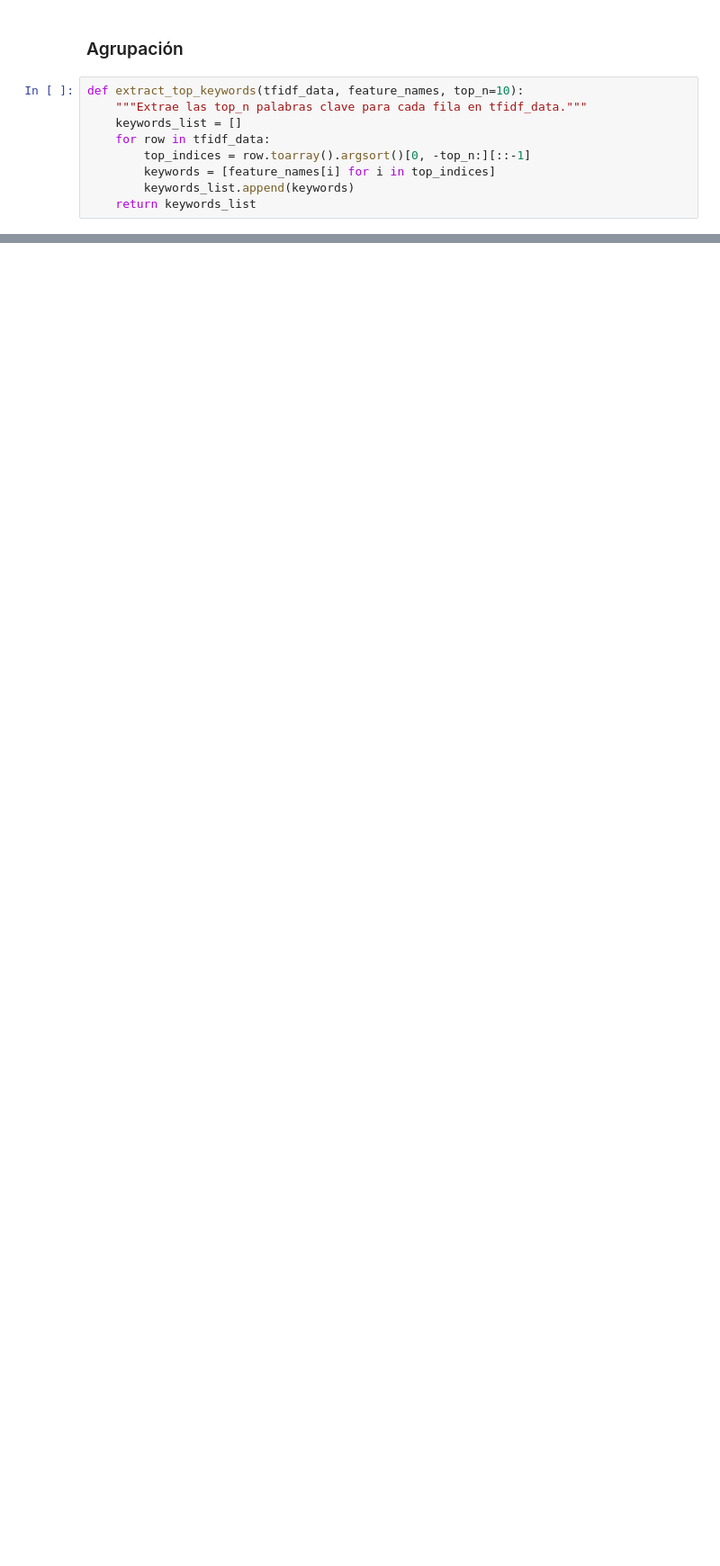
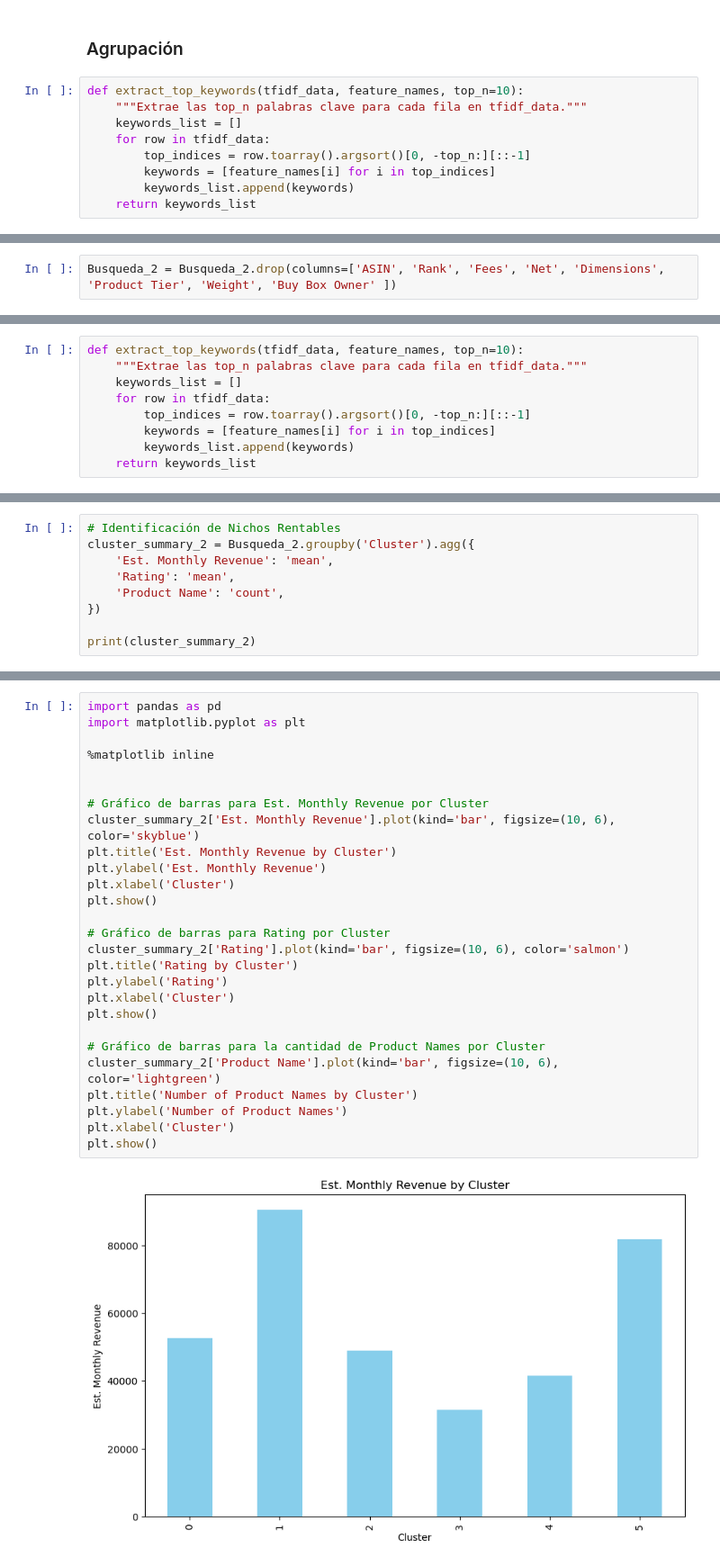
Before and after one commit to ChrissValdez/Proyecto_Integrador, a Jupyter notebook: Proyecto_Integrador.ipynb, the cells around one changed output, grey strips where cells are left out. Shown at 90% size. Drawn from its saved outputs; the diff is of its cells as text; blank space fills up the shorter version.

```diff
--- a/Proyecto_Integrador.ipynb
+++ b/Proyecto_Integrador.ipynb
@@ -336,0 +400,2 @@ df.loc[df['Cluster'] == 6]
+# %%
+Busqueda_2 = Busqueda_2.drop(columns=['ASIN', 'Rank', 'Fees', 'Net', 'Dimensions', 'Product Tier', 'Weight', 'Buy Box Owner' ])
@@ -336,0 +547,9 @@ df.loc[df['Cluster'] == 6]
+# %%
+def extract_top_keywords(tfidf_data, feature_names, top_n=10):
+    """Extrae las top_n palabras clave para cada fila en tfidf_data."""
+    keywords_list = []
+    for row in tfidf_data:
+        top_indices = row.toarray().argsort()[0, -top_n:][::-1]
+        keywords = [feature_names[i] for i in top_indices]
+        keywords_list.append(keywords)
+    return keywords_list
@@ -336,0 +589,9 @@ df.loc[df['Cluster'] == 6]
+# %%
+# Identificación de Nichos Rentables
+cluster_summary_2 = Busqueda_2.groupby('Cluster').agg({
+    'Est. Monthly Revenue': 'mean',
+    'Rating': 'mean',
+    'Product Name': 'count',
+})
+
+print(cluster_summary_2)
@@ -336,0 +635,29 @@ df.loc[df['Cluster'] == 6]
+# %%
+import pandas as pd
+import matplotlib.pyplot as plt
+
+%matplotlib inline
+
+
+# Gráfico de barras para Est. Monthly Revenue por Cluster
+cluster_summary_2['Est. Monthly Revenue'].plot(kind='bar', figsize=(10, 6), color='skyblue')
+plt.title('Est. Monthly Revenue by Cluster')
+plt.ylabel('Est. Monthly Revenue')
+plt.xlabel('Cluster')
+plt.show()
+
+# Gráfico de barras para Rating por Cluster
+cluster_summary_2['Rating'].plot(kind='bar', figsize=(10, 6), color='salmon')
+plt.title('Rating by Cluster')
+plt.ylabel('Rating')
+plt.xlabel('Cluster')
+plt.show()
+
+# Gráfico de barras para la cantidad de Product Names por Cluster
+cluster_summary_2['Product Name'].plot(kind='bar', figsize=(10, 6), color='lightgreen')
+plt.title('Number of Product Names by Cluster')
+plt.ylabel('Number of Product Names')
+plt.xlabel('Cluster')
+plt.show()
+# %% [output]
+[figure, added]
```
Also changed, not shown: parts of 103 cells of this notebook, 1 other file.
